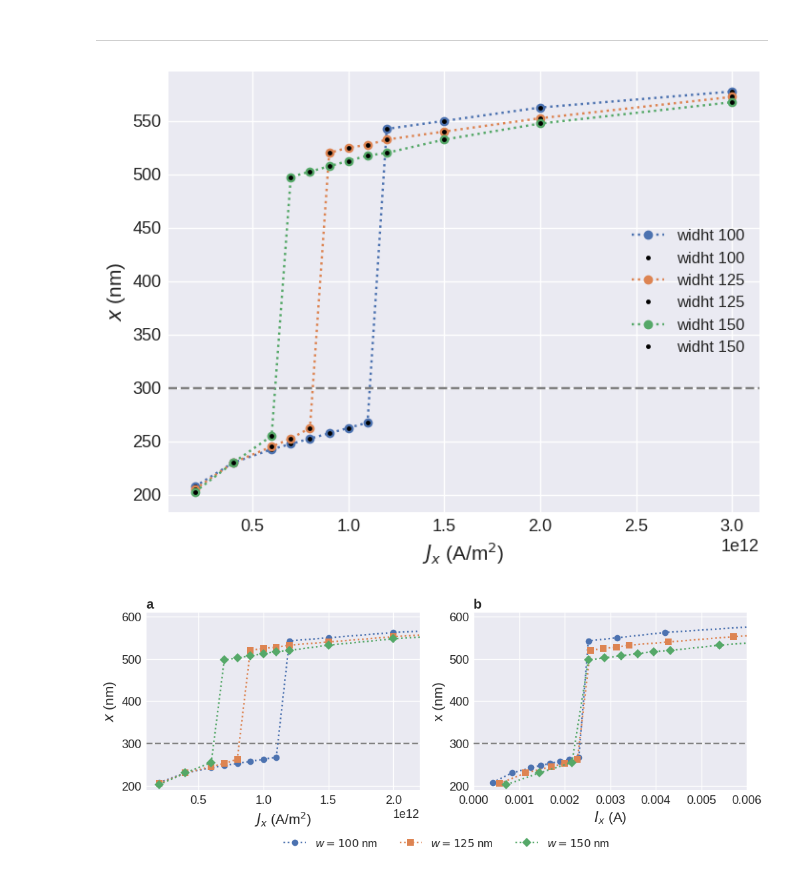
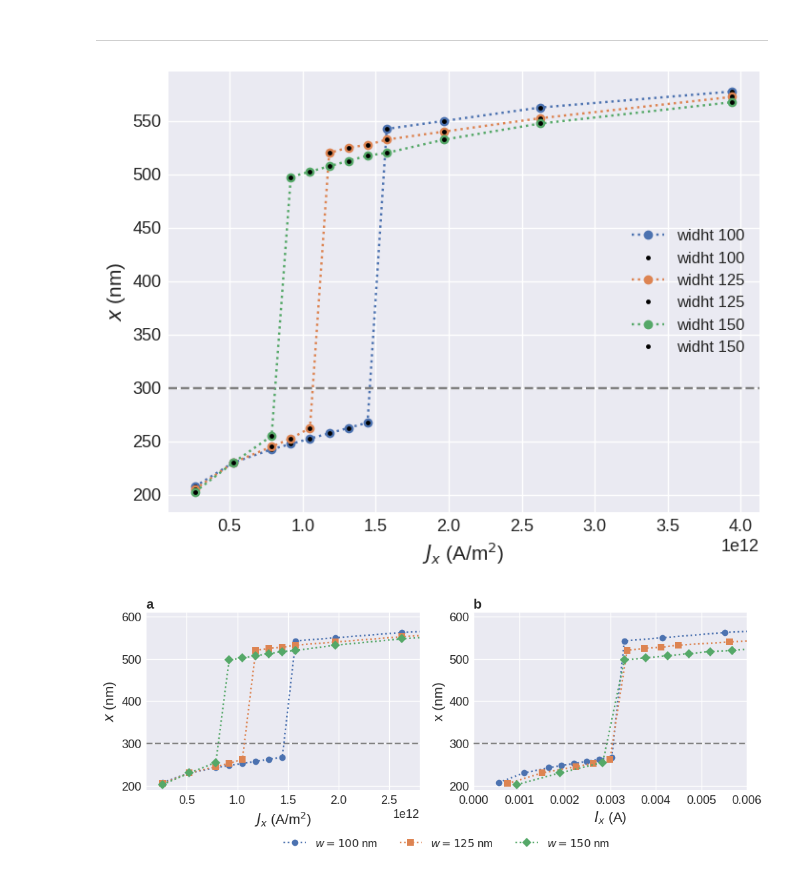
Before and after one commit to lang-m/2023-paper-controlling-stable-bloch-points-with-electric-currents, a Jupyter notebook: Fig-1-Fig-3-Fig-4_single-notch/4_Fig-3_Fig-4.ipynb, the cells around one changed output. Saved outputs shown, nothing was run; the diff lists cells and outputs as text; code cells hidden in the pictures.

Commit message:
Fix current scaling

```diff
--- a/Fig-1-Fig-3-Fig-4_single-notch/4_Fig-3_Fig-4.ipynb
+++ b/Fig-1-Fig-3-Fig-4_single-notch/4_Fig-3_Fig-4.ipynb
@@ -18,3 +18,7 @@ import numpy as np
 import itertools
 from matplotlib.patches import ArrowStyle
 import pandas as pd
+# %%
+# account for missing scaling factor in conversion J -> ux
+factor = (1 + 0.56**2)
+factor
@@ -170,51 +176,51 @@ js = [2e+11, 4e+11, 6e+11, 7e+11, 8e+11, 9e+11, 1e+12, 1.1e+12, 1.2e+12, 1.5e+12
 # check: BP has reached steady state at the end of the simulation
 
 for width in widths:
-    plt.plot(np.array(js), np.array(final_pos[width]) / 1e-9, ':o', label=f"widht {width}")
-    plt.plot(np.array(js), np.array(intermediate_pos[width]) / 1e-9, '.', label=f"widht {width}", c='k')
+    plt.plot(np.array(js)*factor, np.array(final_pos[width]) / 1e-9, ':o', label=f"widht {width}")
+    plt.plot(np.array(js)*factor, np.array(intermediate_pos[width]) / 1e-9, '.', label=f"widht {width}", c='k')
 plt.axhline(300, linestyle='--', c='grey')
 plt.xlabel("$J_x$ (A/m$^2$)")
 plt.ylabel("$x$ (nm)")
 plt.legend()
 plt.grid()
 # %% [output]
-[figure, old version]
+[figure, new version]
 # %%
 mosaic = """
 ab
 ll
 """
 fig, axs = plt.subplot_mosaic(mosaic, gridspec_kw={'height_ratios': (5, .5)}, figsize=(10, 4), layout='constrained')
 
 ax = axs["a"]
 ax.axhline(300, linestyle='--', c='grey')
 for width, marker in zip(widths, "osD"):
-    ax.plot(np.array(js), np.array(final_pos[width]) / 1e-9, ':', marker=marker)
+    ax.plot(np.array(js)*factor, np.array(final_pos[width]) / 1e-9, ':', marker=marker)
 ax.set_xlabel("$J_x$ (A/m$^2$)")
 ax.set_ylabel("$x$ (nm)")
-ax.set_xlim((0.1e12, 2.2e12))
+ax.set_xlim((0.1e12, 2.8e12))
 ax.set_ylim((190, 610))
 ax.grid()
 ax.text(0.1e12, 620, 'a', fontweight='bold', fontsize='x-large')
 
 ax = axs["b"]
 ax.axhline(300, linestyle='--', c='grey')
 handles = []
 for width, marker in zip(widths, 'osD'):
-    line, = ax.plot(np.array(js) * (width - 30)*1e-9*30e-9, np.array(final_pos[width]) / 1e-9, ':', label=f"$w={width}$ nm", marker=marker)
+    line, = ax.plot(np.array(js) * factor * (width - 30)*1e-9*30e-9, np.array(final_pos[width]) / 1e-9, ':', label=f"$w={width}$ nm", marker=marker)
     handles.append(line)
 ax.set_xlabel("$I_x$ (A)")
 ax.set_ylabel("x (nm)")
 ax.set_xlim((0, 6e-3))
 ax.set_ylim((190, 610))
 #plt.ylim((220, 280))
 ax.grid()
 ax.text(0, 620, 'b', fontweight='bold', fontsize='x-large')
 
 
 axs["l"].legend(handles=handles, ncols=3, loc='lower center')
 axs["l"].axison = False
 # %% [output]
-[figure, old version]
+[figure, new version]
 # %%
 fig.savefig('Fig4.pdf')
```
Also changed, not shown: parts of 2 cells of this notebook, 2 other files.
